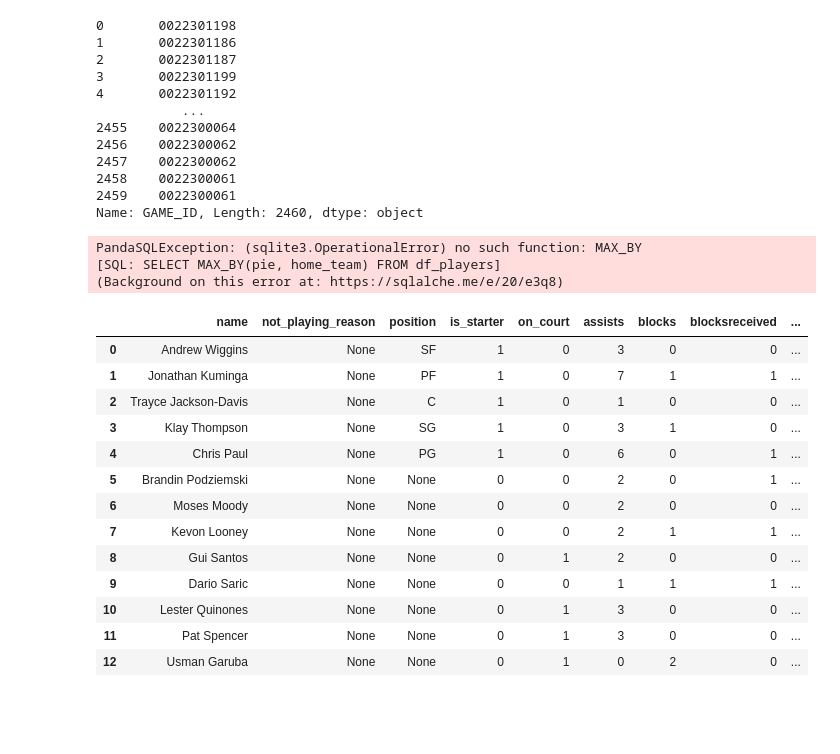
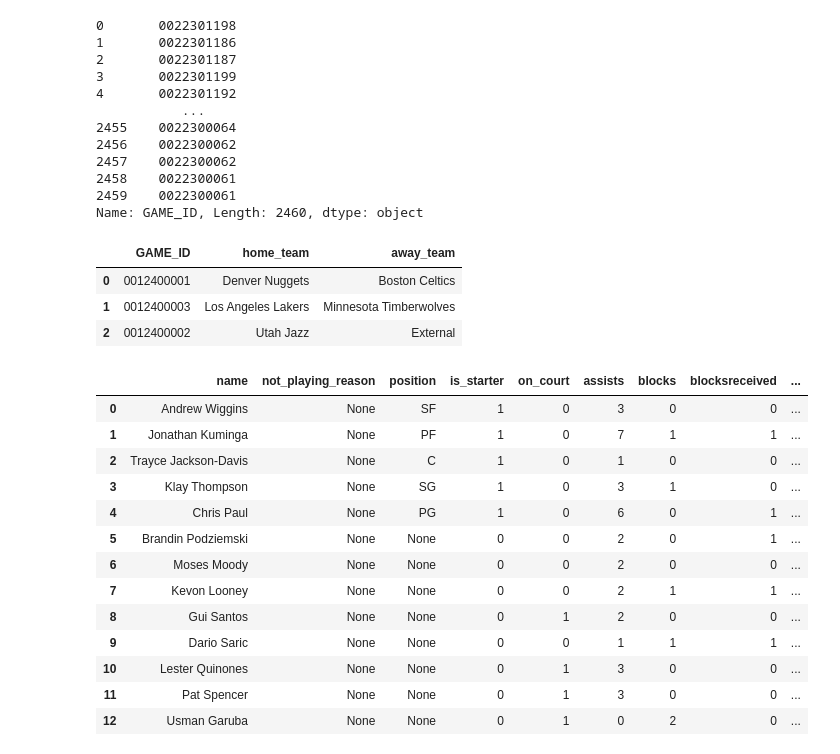
Before and after one commit to DataNerd2021/real-time-nba-stats-app, a Jupyter notebook: API Exploration.ipynb, the cells around one changed output. Cells and saved outputs as stored; diff of their text form; code cells hidden in the pictures; blank space fills up the shorter version.

```diff
--- a/API Exploration.ipynb
+++ b/API Exploration.ipynb
@@ -300,13 +300,25 @@ games
 2458    0022300061
 2459    0022300061
 Name: GAME_ID, Length: 2460, dtype: object
-# %%
-from pandasql import sqldf
-sqldf("SELECT MAX_BY(pie, home_team) FROM df_players")
-# %% [output]
-PandaSQLException: (sqlite3.OperationalError) no such function: MAX_BY
-[SQL: SELECT MAX_BY(pie, home_team) FROM df_players]
-(Background on this error at: https://sqlalche.me/e/20/e3q8)
+# %%
+game_ids = pd.read_parquet('Static Files/2024-25_game_ids.parquet')
+teams = pd.read_parquet('Static Files/team_details.parquet')
+headers = json.loads(scoreboardv2.ScoreboardV2(game_date='10-04-2024').get_json())['resultSets'][0]['headers']
+df = pd.DataFrame(json.loads(scoreboardv2.ScoreboardV2(game_date='10-04-2024').get_json())['resultSets'][0]['rowSet'], columns=headers)
+home_teams = teams.merge(df, left_on='TEAM_ID', right_on='HOME_TEAM_ID', how='inner')
+home_teams['home_team'] = home_teams['CITY'] + ' ' + home_teams['NICKNAME']
+home_teams = home_teams[['GAME_ID',  'home_team']]
+visitor_teams = teams.merge(df, left_on='TEAM_ID', right_on='VISITOR_TEAM_ID', how='inner')
+visitor_teams['away_team'] = visitor_teams['CITY'] + ' ' + visitor_teams['NICKNAME']
+visitor_teams = visitor_teams[['GAME_ID',  'away_team']]
+matchups = home_teams.merge(visitor_teams, how='left').fillna('External')
+matchups.to_dict(orient='records')
+matchups
+# %% [output]
+|  | GAME_ID | home_team | away_team |
+| 0 | 0012400001 | Denver Nuggets | Boston Celtics |
+| 1 | 0012400003 | Los Angeles Lakers | Minnesota Timberwolves |
+| 2 | 0012400002 | Utah Jazz | External |
 # %%
 from nba_api.live.nba.endpoints import boxscore
 from nba_api.stats.endpoints import boxscoreadvancedv3
```
Also changed, not shown: 2 other files.
